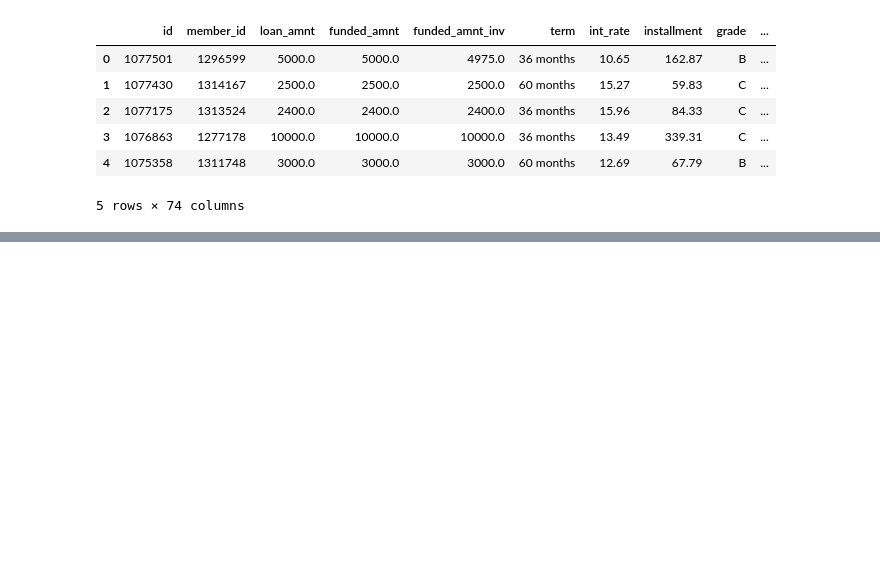
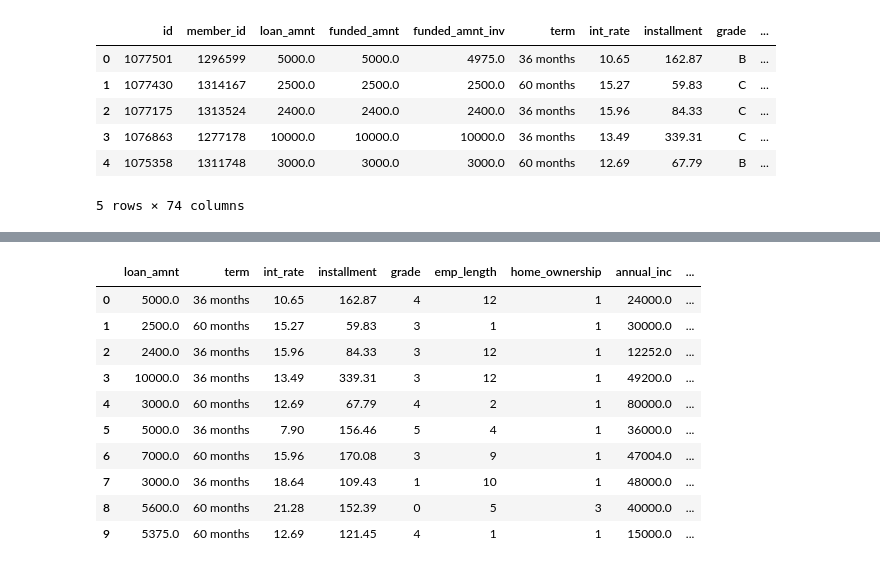
Before and after one commit to OneSunPiece/modelos-riesgo-credito, a Jupyter notebook: model/model.ipynb, the cells around one changed output, grey strips where cells are left out. Drawn from its saved outputs; the diff is of its cells as text; code cells hidden in the pictures; blank space fills up the shorter version.

```diff
--- a/model/model.ipynb
+++ b/model/model.ipynb
@@ -62,3 +69,0 @@ np.int64(866007)
-# %%
-# drop rows with more than 5% of null values
-df = df.dropna(thresh=df.shape[0]*0.95, axis=1)
@@ -127,0 +80,3 @@ y = df['target_column']
+# %%
+df.drop(df.columns.difference(['loan_amnt','term','int_rate','installment','grade','emp_length','home_ownership',
+                                         'annual_inc','verification_status','loan_status','purpose',]),axis=1, inplace=True)
@@ -127,0 +108,16 @@ y = df['target_column']
+# %%
+label_categories = [
+    (0, ['Fully Paid', 'Does not meet the credit policy. Status:Fully Paid', 'Current']),
+    (1, ['Late (31-120 days)', 'Late (16-30 days)', 'In Grace Period',
+         'Charged Off', 'Default', 'Does not meet the credit policy. Status:Charged Off'])
+]
+
+# function to apply the transformation
+def classify_label(text):
+    for category, matches in label_categories:
+        if any(match in text for match in matches):
+            return category
+    return None
+
+df.loc[:, 'label'] = df['loan_status'].apply(classify_label)
+df = df.drop('loan_status', axis=1)
@@ -127,0 +184,18 @@ y = df['target_column']
+# %%
+df["grade"] = df["grade"].apply(SC_LabelEncoder1)
+df["emp_length"] = df["emp_length"].apply(SC_LabelEncoder2)
+df["home_ownership"] = df["home_ownership"].apply(SC_LabelEncoder3)
+# %%
+df.head(10)
+# %% [output]
+|  | loan_amnt | term | int_rate | installment | grade | emp_length | home_ownership | annual_inc | ... |
+| 0 | 5000.0 | 36 months | 10.65 | 162.87 | 4 | 12 | 1 | 24000.0 | ... |
+| 1 | 2500.0 | 60 months | 15.27 | 59.83 | 3 | 1 | 1 | 30000.0 | ... |
+| 2 | 2400.0 | 36 months | 15.96 | 84.33 | 3 | 12 | 1 | 12252.0 | ... |
+| 3 | 10000.0 | 36 months | 13.49 | 339.31 | 3 | 12 | 1 | 49200.0 | ... |
+| 4 | 3000.0 | 60 months | 12.69 | 67.79 | 4 | 2 | 1 | 80000.0 | ... |
+| 5 | 5000.0 | 36 months | 7.90 | 156.46 | 5 | 4 | 1 | 36000.0 | ... |
+| 6 | 7000.0 | 60 months | 15.96 | 170.08 | 3 | 9 | 1 | 47004.0 | ... |
+| 7 | 3000.0 | 36 months | 18.64 | 109.43 | 1 | 10 | 1 | 48000.0 | ... |
+| 8 | 5600.0 | 60 months | 21.28 | 152.39 | 0 | 5 | 3 | 40000.0 | ... |
+| 9 | 5375.0 | 60 months | 12.69 | 121.45 | 4 | 1 | 1 | 15000.0 | ... |
```
Also changed, not shown: parts of 30 cells of this notebook, 1 other file.
